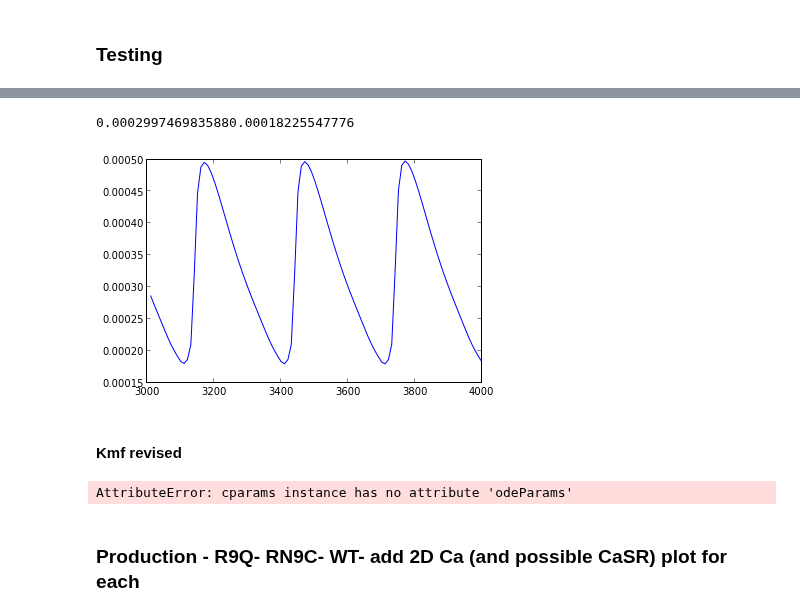
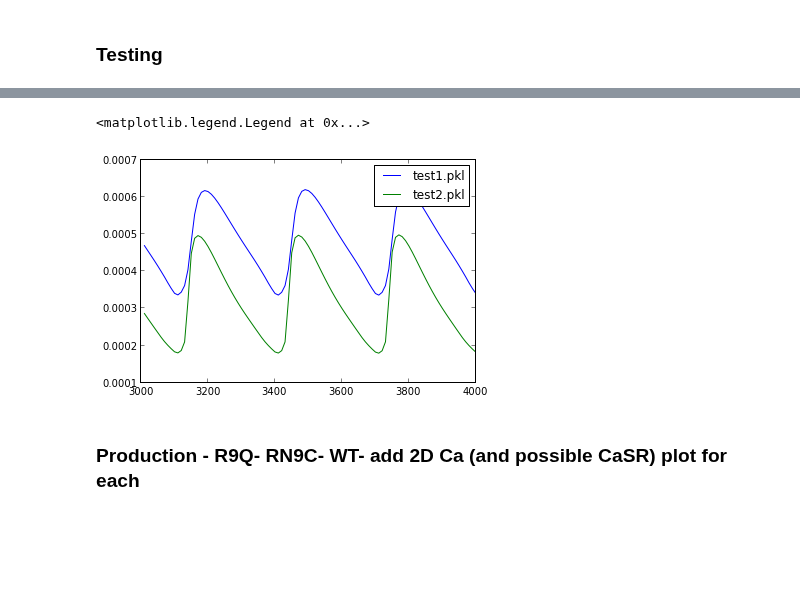
Before and after one commit to huskeypm/wholecell, a Jupyter notebook: gotranfenics.ipynb, the cells around one changed output, grey strips where cells are left out. Drawn from its saved outputs; the diff is of its cells as text; code cells hidden in the pictures; blank space fills up the shorter version.

```diff
--- a/gotranfenics.ipynb
+++ b/gotranfenics.ipynb
@@ -37,14 +39,8 @@ WARNING: buffering by TnC in cytosol is not correct in this model!!!WARNING: ode
 # %%
-case = empty()case.pickleName = "test1.pkl"pkl_file = open(case.pickleName, 'rb')data1 = pickle.load(pkl_file)case.jSRs = data1['jSRs']case.cs = data1['cs']case.cbs = data1['cbs']case.ts = data1['ts']dir(data1)pkl_file.close()plt.plot(case.ts,case.cs[1:])
+def reader(name):  case1 = empty()  case1.pickleName = name   pkl_file = open(case1.pickleName, 'rb')  data1 = pickle.load(pkl_file)  case1.jSRs = data1['jSRs']  case1.cs = data1['cs']  case1.cbs = data1['cbs']  case1.ts = data1['ts']  pkl_file.close()  return case1case1 = reader("test1.pkl")case2 = reader("test2.pkl")plt.plot(case1.ts,case1.cs[1:],label=case1.pickleName)plt.plot(case2.ts,case2.cs[1:],label=case2.pickleName)plt.legend()
 # %% [output]
-0.0002997469835880.00018225547776
+<matplotlib.legend.Legend at 0x...>
-[figure, old version]
+[figure, new version]
-# %% [markdown]
-#### Kmf revised
-# %%
-gt.cparams.plot = Falsepi = gt.cparams()                                           M_to_mM=1e3Kmf_guess = 5.e-7*M_to_mMpi.odeParams[param_indices("Kmf")] = Kmf_guess                                                                problemKmf, resultsKmf = gt.loop(pi,case="test1",mode="separateFlux")
-# %% [output]
-AttributeError: cparams instance has no attribute 'odeParams'
 # %% [markdown]
 ### Production - R9Q- RN9C- WT- add 2D Ca (and possible CaSR) plot for each
 # %%
```
Also changed, not shown: parts of 8 cells of this notebook.
